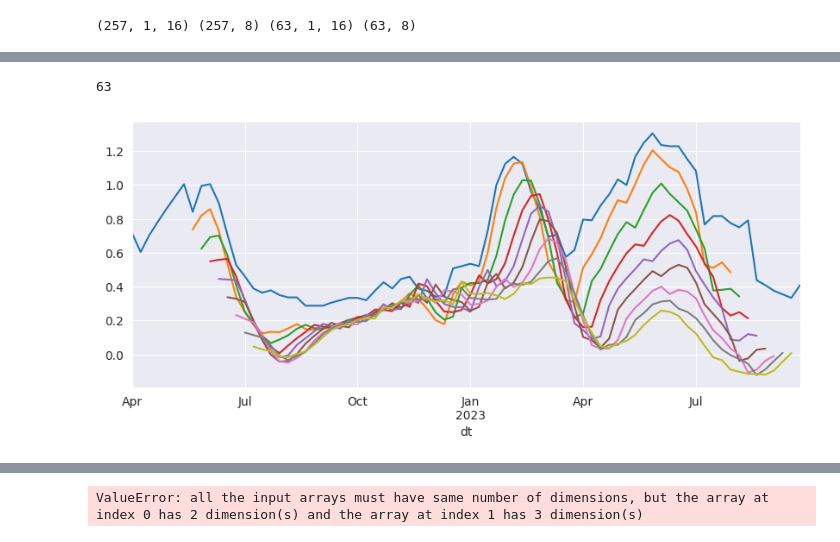
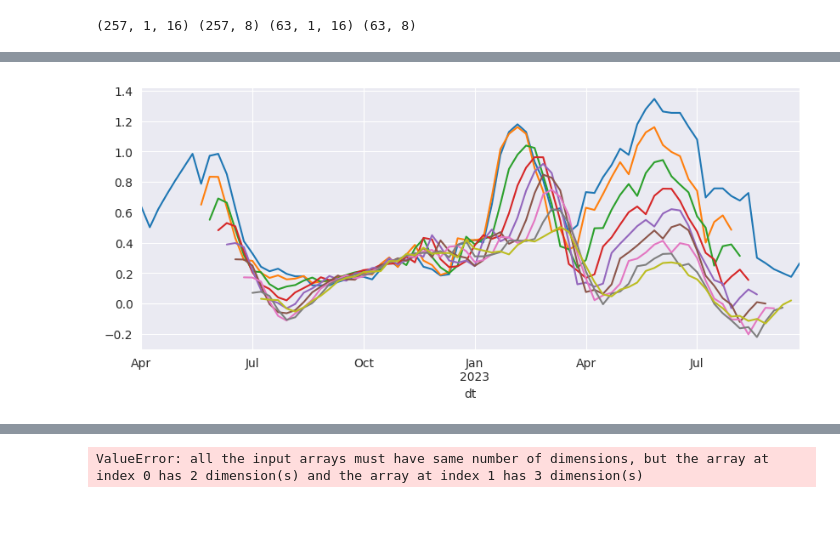
Before and after one commit to Patrick448/time-series-analysis, a Jupyter notebook: Notebooks/agriculture_price_prediction_with_precipitation_new.ipynb, the cells around one changed output, grey strips where cells are left out. Saved outputs shown, nothing was run; the diff lists cells and outputs as text; code cells hidden in the pictures; blank space fills up the shorter version.

Commit message:
oraniza pipeline

```diff
--- a/Notebooks/agriculture_price_prediction_with_precipitation_new.ipynb
+++ b/Notebooks/agriculture_price_prediction_with_precipitation_new.ipynb
@@ -261,0 +81,5 @@ test_X, test_Y = reframed_test.values[:, :-8], reframed_test.values[:, -8:]
+# %%
+def input_output_split(data, in_size, out_size):
+	#split into input and output
+	train_X, train_Y = data.values[:, :-out_size], data.values[:, -out_size:]
+	return train_X, train_Y
@@ -261,0 +105,3 @@ test_X, test_Y = reframed_test.values[:, :-8], reframed_test.values[:, -8:]
+# %%
+train, valid, test = train_test_validation_split(price_weather_df, 0.7, 0.2)
+train_index, valid_index, test_index = train.index, valid.index, test.index
@@ -262,21 +154,31 @@ test_X, test_Y = reframed_test.values[:, :-8], reframed_test.values[:, -8:]
 # %%
+
+preprocessed_train = preprocess_pipeline.fit_transform(train)
+preprocessed_valid = preprocess_pipeline.transform(valid)
+preprocessed_test = preprocess_pipeline.transform(test)
+
+train_X, train_Y = input_output_split(preprocessed_train, in_size, out_size)
+validation_X, validation_Y = input_output_split(preprocessed_valid, in_size, out_size)
+test_X, test_Y = input_output_split(preprocessed_test, in_size, out_size)
+
 # reshape input to be 3D [samples, timesteps, features]
 train_X = train_X.reshape((train_X.shape[0], 1, train_X.shape[1]))
 validation_X = validation_X.reshape((validation_X.shape[0], 1, validation_X.shape[1]))
 test_X = test_X.reshape((test_X.shape[0], 1, test_X.shape[1]))
+
 print(train_X.shape, train_Y.shape, test_X.shape, test_Y.shape)
 # %% [output]
 (257, 1, 16) (257, 8) (63, 1, 16) (63, 8)
 # %%
 
 model = Sequential()
-model.add(LSTM(200, input_shape=(train_X.shape[1], train_X.shape[2])))
+model.add(LSTM(400, input_shape=(train_X.shape[1], train_X.shape[2])))
 model.add(Dropout(0.2))
-model.add(Dense(8))
+model.add(Dense(out_size))
 model.compile(loss='mean_squared_error', optimizer='adam')
 
 # fit network
-history = model.fit(train_X, train_Y, epochs=100, batch_size=70, validation_data=(validation_X, validation_Y), verbose=2, shuffle=False)
+history = model.fit(train_X, train_Y, epochs=200, batch_size=70, validation_data=(validation_X, validation_Y), verbose=2, shuffle=False)
 
 # summarize history for loss
 plt.plot(history.history['loss'])
@@ -314,37 +220,28 @@ yhat = model.predict(test_X)
-# %%
-#values_train = prediction_values.index[0:train_size]
-#values_validation = prediction_values.index[train_size:train_size+validation_size]
-index_test = price_precipitation.index[train_size+validation_size:dataset_size]
-#values_test[:,0].index = index_test
-len(yhat[:,0])
-# %% [output]
-63
 # %%
-
-#pd.Series(yhat[:,0]).plot()
-test_series = pd.Series(values_test[:,0], index=index_test)
-pred_0 = pd.Series(yhat[:,0], index=index_test[7:len(yhat)+7])
-pred_1 = pd.Series(yhat[:,1], index=index_test[8:len(yhat)+8])
-pred_2 = pd.Series(yhat[:,2], index=index_test[9:len(yhat)+9])
-pred_3 = pd.Series(yhat[:,3], index=index_test[10:len(yhat)+10])
-pred_4 = pd.Series(yhat[:,4], index=index_test[11:len(yhat)+11])
-pred_5 = pd.Series(yhat[:,5], index=index_test[12:len(yhat)+12])
-pred_6 = pd.Series(yhat[:,6], index=index_test[13:len(yhat)+13])
-pred_7 = pd.Series(yhat[:,7], index=index_test[14:len(yhat)+14])
+test_price = preprocess_pipeline[:-2].transform(test)[:,0]
+test_series = pd.Series(test_price, index=test_index)
+pred_0 = pd.Series(yhat[:,0], index=test_index[7:len(yhat)+7])
+pred_1 = pd.Series(yhat[:,1], index=test_index[8:len(yhat)+8])
+pred_2 = pd.Series(yhat[:,2], index=test_index[9:len(yhat)+9])
+pred_3 = pd.Series(yhat[:,3], index=test_index[10:len(yhat)+10])
+pred_4 = pd.Series(yhat[:,4], index=test_index[11:len(yhat)+11])
+pred_5 = pd.Series(yhat[:,5], index=test_index[12:len(yhat)+12])
+pred_6 = pd.Series(yhat[:,6], index=test_index[13:len(yhat)+13])
+pred_7 = pd.Series(yhat[:,7], index=test_index[14:len(yhat)+14])
 
 plt.figure(figsize=(10, 4))
 test_series.plot()
 pred_0.plot()
 pred_1.plot()
 pred_2.plot()
 pred_3.plot()
 pred_4.plot()
 pred_5.plot()
 pred_6.plot()
 pred_7.plot()
 plt.show()
 # %% [output]
-[figure, old version]
+[figure, new version]
 # %%
 
 rmse_by_distance = [np.sqrt(mean_squared_error(test_series[7:len(pred_0)+7], pred_0)),
```
Also changed, not shown: parts of 25 cells of this notebook, 5 other files.
